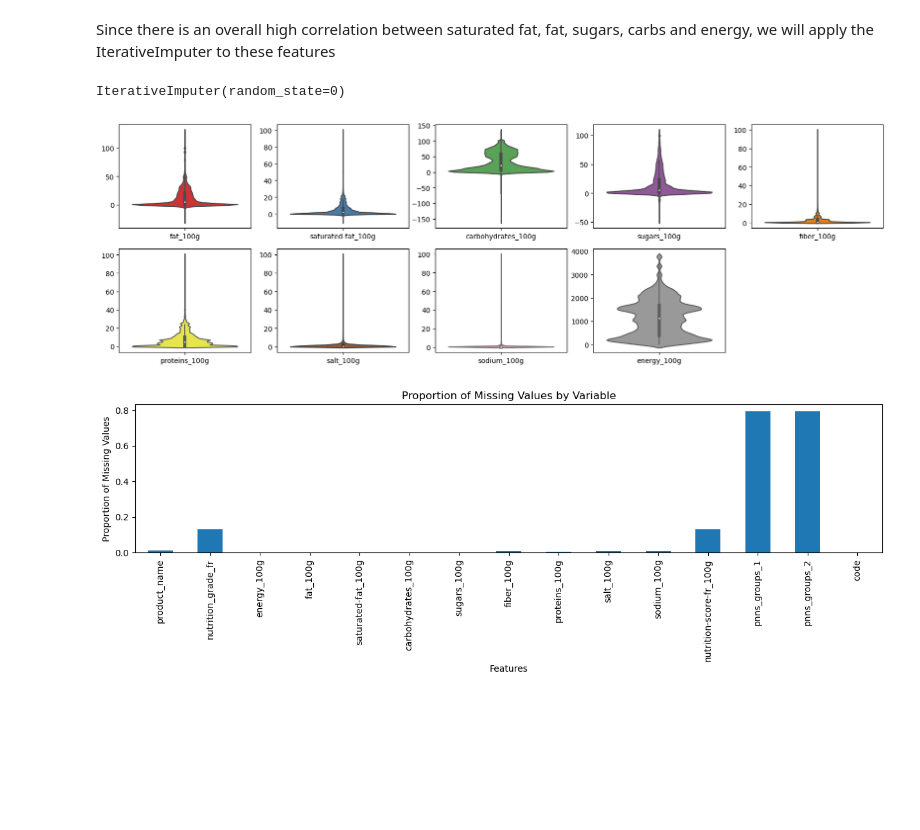
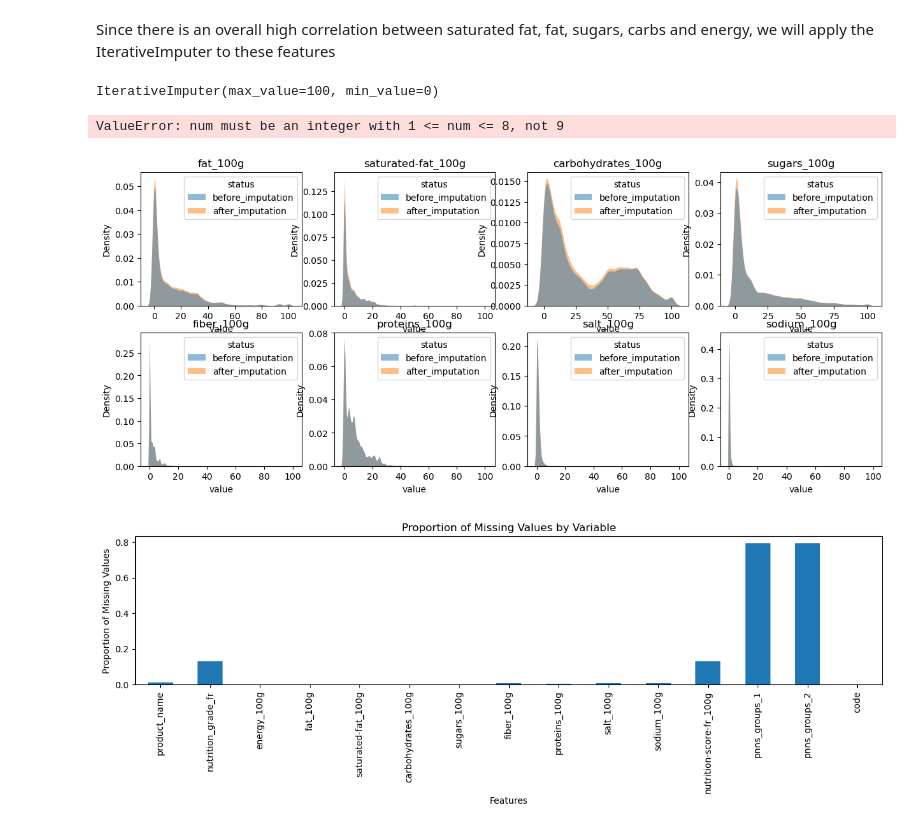
Before and after one commit to Dzov/DSP3, a Jupyter notebook: Haladjian_Amelie-Dzovinar_1_notebook_072023.ipynb, the cells around one changed output. Cells and saved outputs as stored; diff of their text form; code cells hidden in the pictures; blank space fills up the shorter version.

```diff
--- a/Haladjian_Amelie-Dzovinar_1_notebook_072023.ipynb
+++ b/Haladjian_Amelie-Dzovinar_1_notebook_072023.ipynb
@@ -885,16 +858,12 @@ subset_columns = [
     "sugars_100g",
 ]
 iterative_imputer_data = products.copy()
-# %%
-imputer = IterativeImputer(max_iter=10, random_state=0)
-imputer.fit(iterative_imputer_data[subset_columns])
-# %% [output]
-IterativeImputer(random_state=0)
+# %%
+iterative_imputer = IterativeImputer(missing_values=np.nan, min_value=0, max_value=100)
+iterative_imputer.fit(iterative_imputer_data[subset_columns])
+# %% [output]
+IterativeImputer(max_value=100, min_value=0)
 # %%
-iterative_imputer_data[subset_columns] = imputer.transform(
+iterative_imputer_data[subset_columns] = iterative_imputer.transform(
     iterative_imputer_data[subset_columns]
 )
-
-plot_nutri_violin(iterative_imputer_data)
-# %% [output]
-[figure, removed]
@@ -900,0 +897,5 @@ plot_nutri_violin(iterative_imputer_data)
+# %%
+imputation_comparison(products, iterative_imputer_data)
+# %% [output]
+ValueError: num must be an integer with 1 <= num <= 8, not 9
+[figure, added]
```
Also changed, not shown: parts of 21 cells of this notebook.
